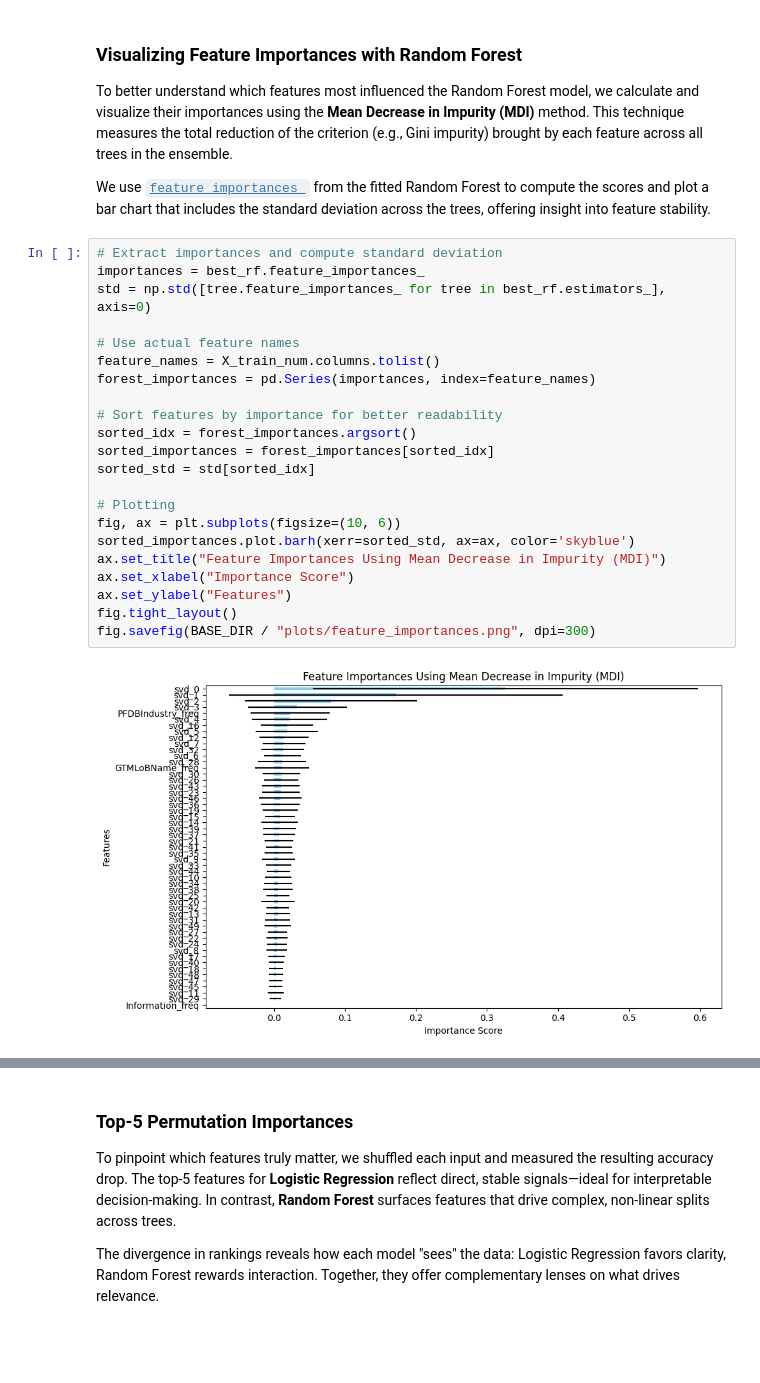
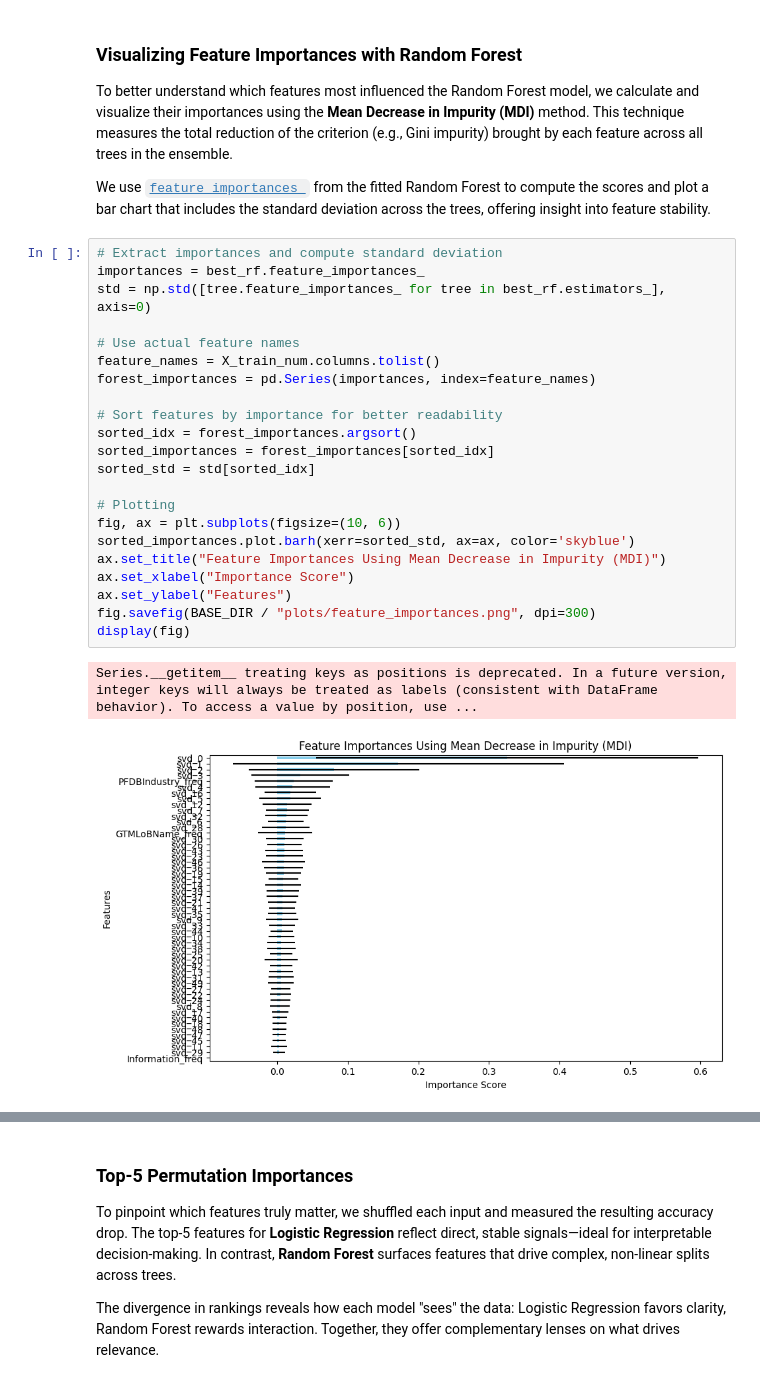
Before and after one commit to alikhalajii/text-classification-life-sciences, a Jupyter notebook: notebooks/04-traning-baseline-models.ipynb, the cells around one changed output, grey strips where cells are left out. Drawn from its saved outputs; the diff is of its cells as text; blank space fills up the shorter version.

Commit message:
Display notebook-inline olots

```diff
--- a/notebooks/04-traning-baseline-models.ipynb
+++ b/notebooks/04-traning-baseline-models.ipynb
@@ -307,24 +308,25 @@ We use [`feature_importances_`](https://scikit-learn.org/stable/auto_examples/in
 # %%
 # Extract importances and compute standard deviation
 importances = best_rf.feature_importances_
 std = np.std([tree.feature_importances_ for tree in best_rf.estimators_], axis=0)
 
 # Use actual feature names
 feature_names = X_train_num.columns.tolist()
 forest_importances = pd.Series(importances, index=feature_names)
 
 # Sort features by importance for better readability
 sorted_idx = forest_importances.argsort()
 sorted_importances = forest_importances[sorted_idx]
 sorted_std = std[sorted_idx]
 
 # Plotting
 fig, ax = plt.subplots(figsize=(10, 6))
 sorted_importances.plot.barh(xerr=sorted_std, ax=ax, color='skyblue')
 ax.set_title("Feature Importances Using Mean Decrease in Impurity (MDI)")
 ax.set_xlabel("Importance Score")
 ax.set_ylabel("Features")
-fig.tight_layout()
 fig.savefig(BASE_DIR / "plots/feature_importances.png", dpi=300)
+display(fig)
 # %% [output]
+Series.__getitem__ treating keys as positions is deprecated. In a future version, integer keys will always be treated as labels (consistent with DataFrame behavior). To access a value by position, use ...
-[figure, old version]
+[figure, new version]
```
Also changed, not shown: parts of 3 cells of this notebook, 12 other files.
